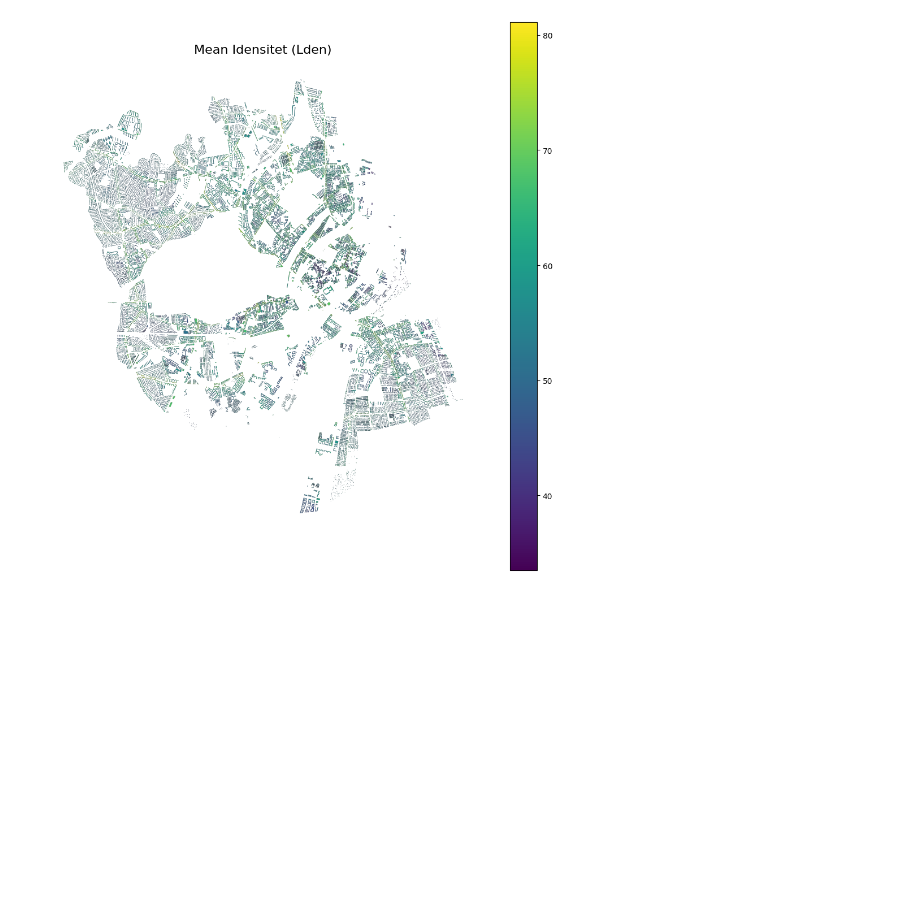
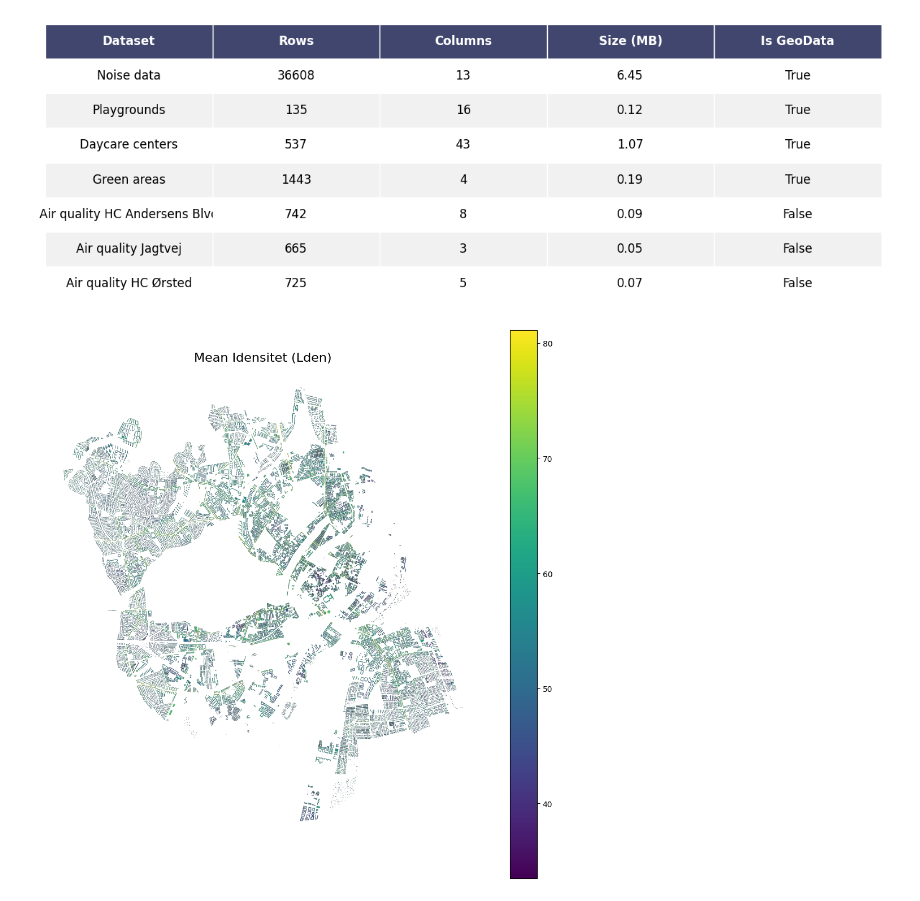
Before and after one commit to ZachoH/Copenhagen_city_data, a Jupyter notebook: data_import.ipynb, the cells around one changed output. Saved outputs shown, nothing was run; the diff lists cells and outputs as text; code cells hidden in the pictures; blank space fills up the shorter version.

Commit message:
plots

```diff
--- a/data_import.ipynb
+++ b/data_import.ipynb
@@ -32,3 +16,72 @@ grøn
+# %%
+def dataset_summary(name, df):
+    mem = df.memory_usage(deep=True).sum() / 1024**2
+    return {
+        "Navn": name,
+        "Antal rækker": len(df),
+        "Antal kolonner": df.shape[1],
+        "Størrelse (MB)": round(mem, 2),
+        "Geo-data": isinstance(df, gpd.GeoDataFrame)
+    }
+
+data = [
+    dataset_summary("Støjdata", shp),
+    dataset_summary("Legepladser", legeplads),
+    dataset_summary("Daginstitutioner", daginstitutioner),
+    dataset_summary("Grønne områder", grøn),
+    dataset_summary("Luftkvalitet HC", df_list_HC[0]),
+    dataset_summary("Luftkvalitet Jagtvej", df_list_jagtvej[0]),
+    dataset_summary("Luftkvalitet Ørsted", df_list_oersted[0]),
+]
+
+summary_df = pd.DataFrame(data)
+summary_df_english = summary_df.rename(columns={
+    "Navn": "Dataset",
+    "Antal rækker": "Rows",
+    "Antal kolonner": "Columns",
+    "Størrelse (MB)": "Size (MB)",
+    "Geo-data": "Is GeoData"
+})
+summary_df_english['Dataset'] = summary_df_english['Dataset'].replace({
+    "Støjdata": "Noise data",
+    "Legepladser": "Playgrounds",
+    "Daginstitutioner": "Daycare centers",
+    "Grønne områder": "Green areas",
+    "Luftkvalitet HC": "Air quality HC Andersens Blvd",
+    "Luftkvalitet Jagtvej": "Air quality Jagtvej",
+    "Luftkvalitet Ørsted": "Air quality HC Ørsted"
+})
+def render_mpl_table(data, col_width=3.0, row_height=0.625, font_size=12,
+                     header_color='#40466e', row_colors=['#f1f1f2', 'w'],
+                     edge_color='w', bbox=[0, 0, 1, 1], header_columns=0,
+                     ax=None, **kwargs):
+    if ax is None:
+        size = (np.array(data.shape[::-1]) + np.array([0, 1])) * np.array([col_width, row_height])
+        fig, ax = plt.subplots(figsize=size)
+        ax.axis('off')
+
+    mpl_table = ax.table(cellText=data.values, bbox=bbox, colLabels=data.columns, cellLoc='center', **kwargs)
+
+    mpl_table.auto_set_font_size(False)
+    mpl_table.set_fontsize(font_size)
+
+    for k, cell in mpl_table._cells.items():
+        cell.set_edgecolor(edge_color)
+        if k[0] == 0:
+            cell.set_text_props(weight='bold', color='white')
+            cell.set_facecolor(header_color)
+        else:
+            cell.set_facecolor(row_colors[k[0] % len(row_colors)])
+    return ax
+
+import numpy as np
+
+# Tegn tabellen
+ax = render_mpl_table(summary_df_english, header_columns=0, col_width=3.0)
+plt.savefig("summary_table.png", bbox_inches='tight', dpi=300)
+plt.show()
+# %% [output]
+[figure, added]
 # %%
 def datetime(df_list):
     df= df_list[0]
```
Also changed, not shown: parts of 1 cell of this notebook.
